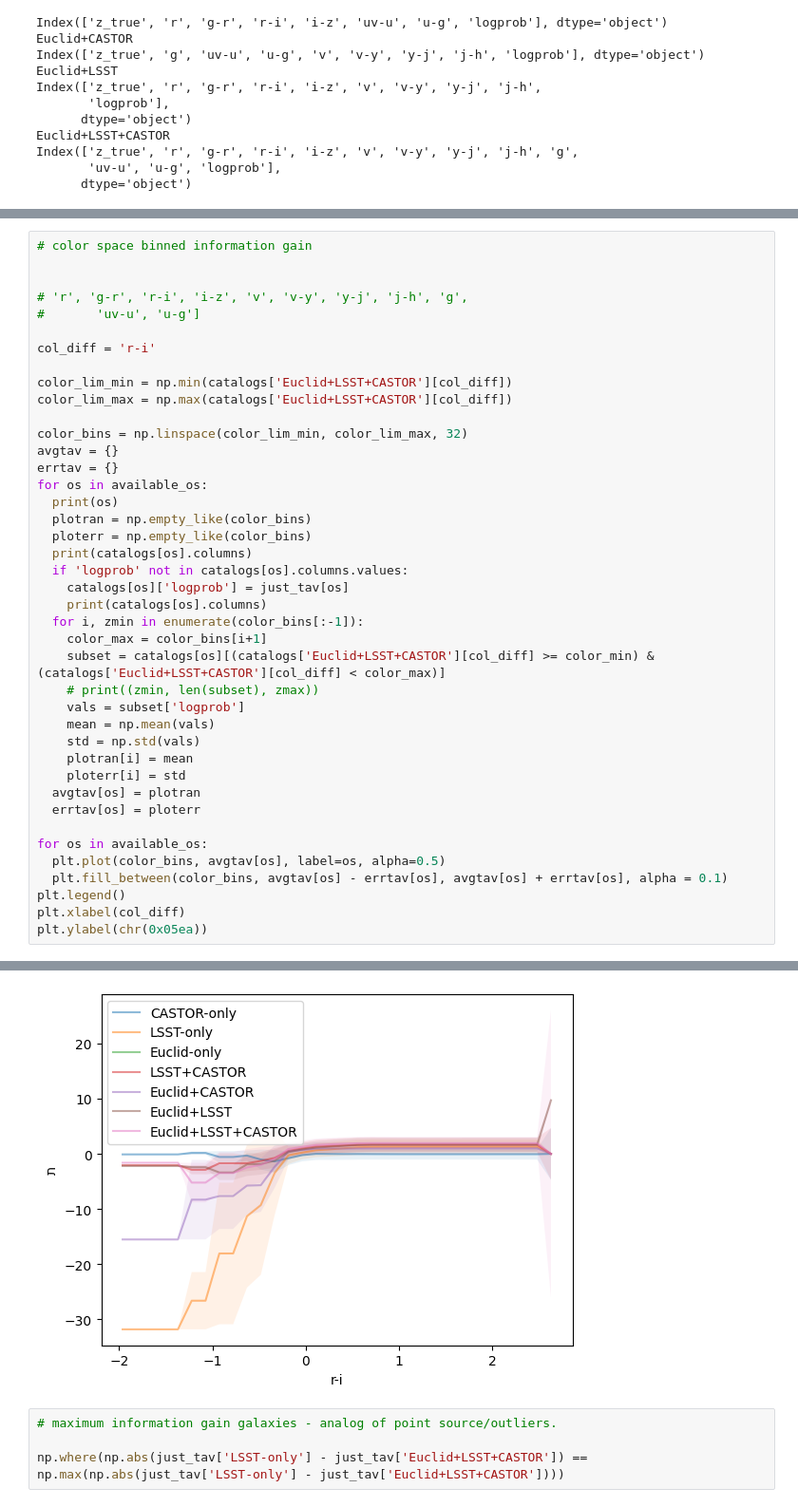
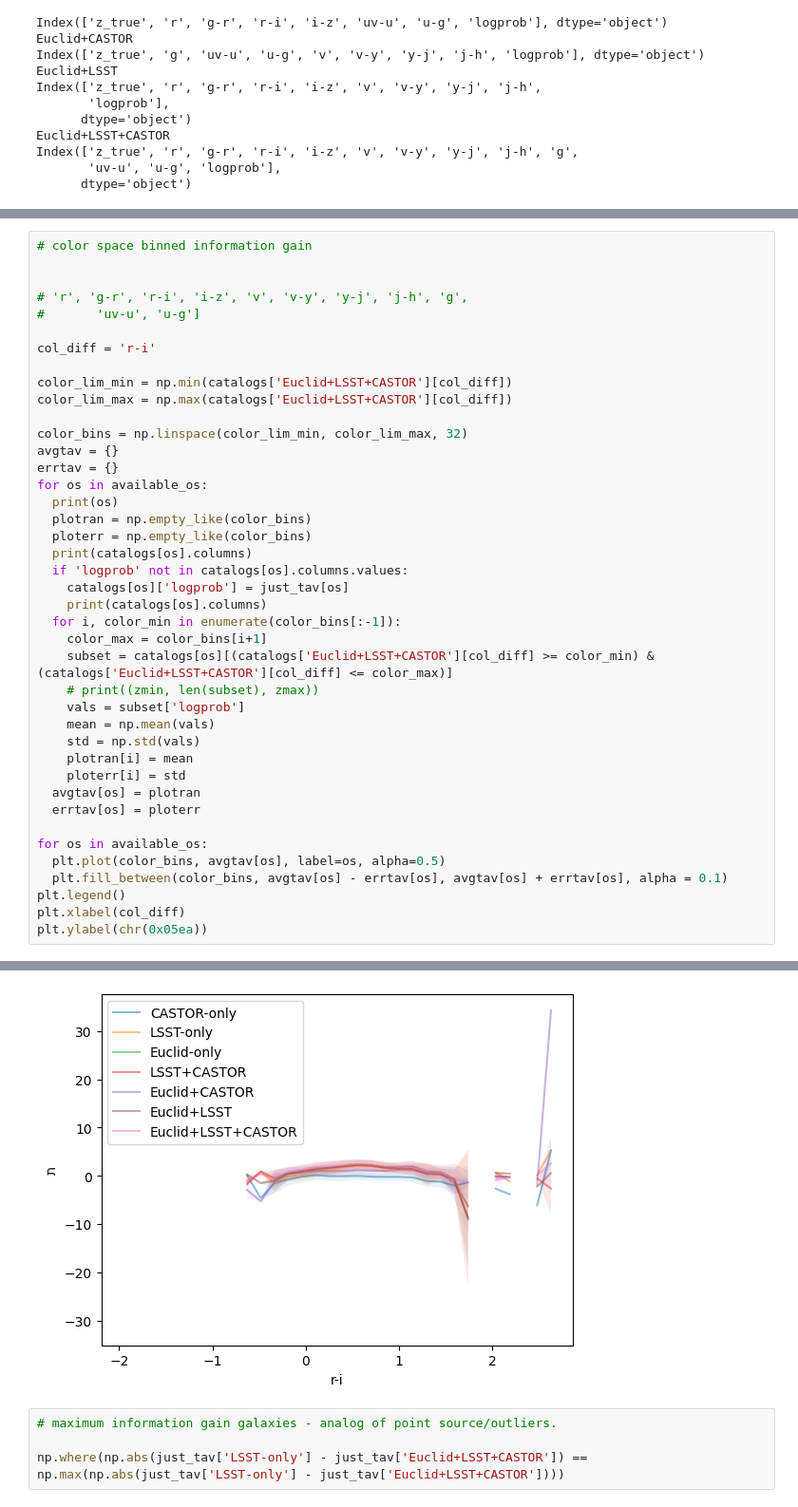
Before and after one commit to aimalz/CASTORpz, a Jupyter notebook: TheLastMetric.ipynb, the cells around one changed output, grey strips where cells are left out. Shown at 95% size. Saved outputs shown, nothing was run; the diff lists cells and outputs as text.

Commit message:
Broke r-i binned color plots

```diff
--- a/TheLastMetric.ipynb
+++ b/TheLastMetric.ipynb
@@ -804,9 +805,9 @@ for os in available_os:
   if 'logprob' not in catalogs[os].columns.values:
     catalogs[os]['logprob'] = just_tav[os]
     print(catalogs[os].columns)
-  for i, zmin in enumerate(color_bins[:-1]):
+  for i, color_min in enumerate(color_bins[:-1]):
     color_max = color_bins[i+1]
-    subset = catalogs[os][(catalogs['Euclid+LSST+CASTOR'][col_diff] >= color_min) & (catalogs['Euclid+LSST+CASTOR'][col_diff] < color_max)]
+    subset = catalogs[os][(catalogs['Euclid+LSST+CASTOR'][col_diff] >= color_min) & (catalogs['Euclid+LSST+CASTOR'][col_diff] <= color_max)]
     # print((zmin, len(subset), zmax))
     vals = subset['logprob']
     mean = np.mean(vals)
@@ -815,34 +816,34 @@ for os in available_os:
     ploterr[i] = std
   avgtav[os] = plotran
   errtav[os] = ploterr
 
 for os in available_os:
   plt.plot(color_bins, avgtav[os], label=os, alpha=0.5)
   plt.fill_between(color_bins, avgtav[os] - errtav[os], avgtav[os] + errtav[os], alpha = 0.1)
 plt.legend()
 plt.xlabel(col_diff)
 plt.ylabel(chr(0x05ea))
 # %% [output]
 CASTOR-only
 Index(['z_true', 'g', 'uv-u', 'u-g', 'logprob'], dtype='object')
 LSST-only
 Index(['z_true', 'r', 'g-r', 'r-i', 'i-z', 'logprob'], dtype='object')
 Euclid-only
 Index(['z_true', 'v', 'v-y', 'y-j', 'j-h', 'logprob'], dtype='object')
 LSST+CASTOR
 Index(['z_true', 'r', 'g-r', 'r-i', 'i-z', 'uv-u', 'u-g', 'logprob'], dtype='object')
 Euclid+CASTOR
 Index(['z_true', 'g', 'uv-u', 'u-g', 'v', 'v-y', 'y-j', 'j-h', 'logprob'], dtype='object')
 Euclid+LSST
 Index(['z_true', 'r', 'g-r', 'r-i', 'i-z', 'v', 'v-y', 'y-j', 'j-h',
        'logprob'],
       dtype='object')
 Euclid+LSST+CASTOR
 Index(['z_true', 'r', 'g-r', 'r-i', 'i-z', 'v', 'v-y', 'y-j', 'j-h', 'g',
        'uv-u', 'u-g', 'logprob'],
       dtype='object')
 Text(0, 0.5, 'ת')
-[figure, old version]
+[figure, new version]
 # %%
 # maximum information gain galaxies - analog of point source/outliers.
 
```
Also changed, not shown: parts of 3 cells of this notebook.
